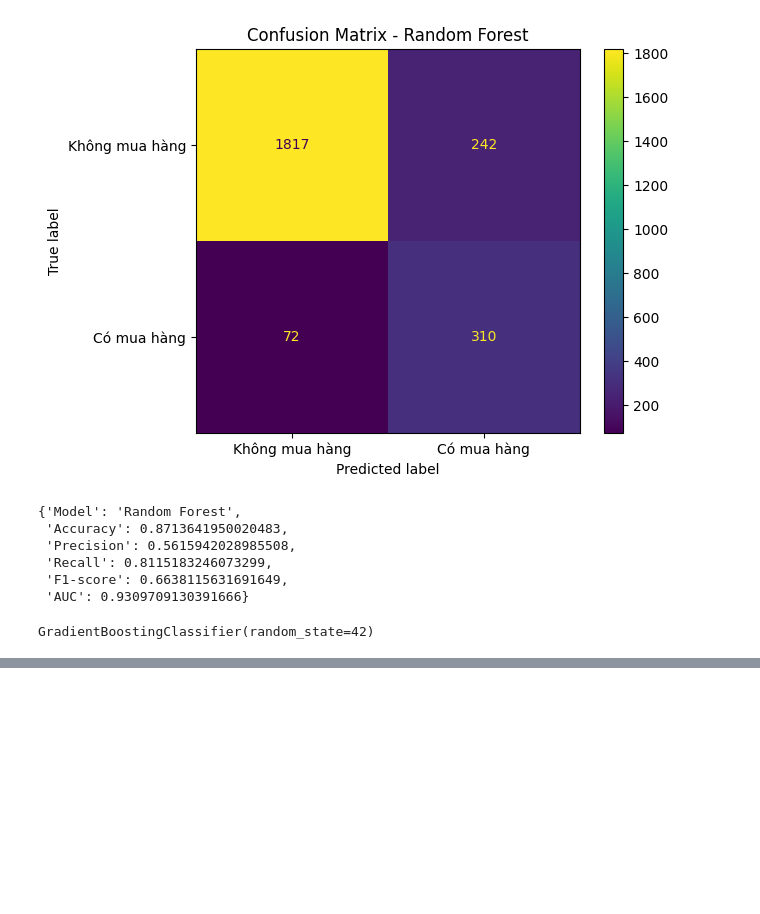
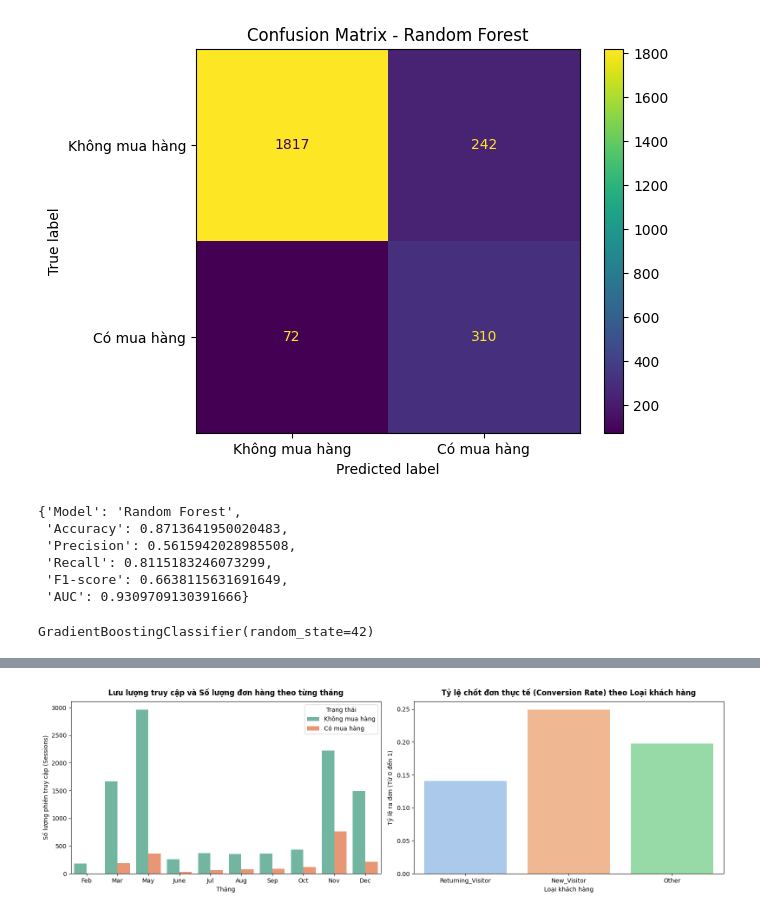
Before and after one commit to LoiDoancode/Dataset, a Jupyter notebook: dataset.ipynb, the cells around one changed output, grey strips where cells are left out. Drawn from its saved outputs; the diff is of its cells as text; code cells hidden in the pictures; blank space fills up the shorter version.

```diff
--- a/dataset.ipynb
+++ b/dataset.ipynb
@@ -838,0 +869,82 @@ GradientBoostingClassifier(random_state=42)
+# %%
+# ==============================================================
+# ĐOẠN CODE EDA: SO SÁNH VÀ TÌM CÁC PHÁT HIỆN QUAN TRỌNG
+# (Áp dụng trực tiếp cho df_clean của nhóm bạn)
+# ==============================================================
+import pandas as pd
+import seaborn as sns
+import matplotlib.pyplot as plt
+
+# Nếu df_clean chưa có sẵn, tạo từ df và thêm cột nhãn Revenue_Label
+if 'df_clean' not in globals():
+	df_clean = df.copy()
+	if 'Revenue_Label' not in df_clean.columns:
+		df_clean['Revenue_Label'] = df_clean['Revenue'].map({False: "Không mua hàng", True: "Có mua hàng"})
+
+# Cấu hình hiển thị số thập phân cho đẹp
+pd.set_option('display.float_format', lambda x: '%.2f' % x)
+
+print("====== BẮT ĐẦU PHÂN TÍCH SO SÁNH DỮ LIỆU ======\n")
+
+# 1. So sánh tỷ lệ biến mục tiêu (Mất cân bằng dữ liệu)
+print("1. TỶ LỆ PHÂN BỐ GIỮA CÓ MUA HÀNG VÀ KHÔNG MUA HÀNG:")
+print(df_clean['Revenue_Label'].value_counts())
+print("\nTỷ lệ phần trăm (%):")
+print(df_clean['Revenue_Label'].value_counts(normalize=True) * 100)
+print("-" * 60)
+
+# 2. So sánh Khách cũ vs Khách mới (VisitorType)
+print("2. SO SÁNH HÀNH VI THEO LOẠI KHÁCH HÀNG (VISITORTYPE):")
+visitor_compare = pd.crosstab(df_clean['VisitorType'], df_clean['Revenue_Label'])
+visitor_pct = pd.crosstab(df_clean['VisitorType'], df_clean['Revenue_Label'], normalize='index') * 100
+print("\n[Số lượng phiên truy cập thực tế]:")
+print(visitor_compare)
+print("\n[Tỷ lệ % chốt đơn của từng nhóm khách]:")
+print(visitor_pct)
+print("-" * 60)
+
+# 3. So sánh doanh số theo các Tháng trong năm (Month)
+print("3. SO SÁNH DOANH SỐ VÀ LƯỢNG TRUY CẬP THEO THÁNG:")
+month_compare = pd.crosstab(df_clean['Month'], df_clean['Revenue_Label'])
+month_compare['Tổng số phiên'] = month_compare['Có mua hàng'] + month_compare['Không mua hàng']
+month_compare['Tỷ lệ mua hàng (%)'] = (month_compare['Có mua hàng'] / month_compare['Tổng số phiên']) * 100
+# Sắp xếp tháng có nhiều đơn hàng nhất lên đầu
+print(month_compare.sort_values(by='Có mua hàng', ascending=False))
+print("-" * 60)
+
+# 4. So sánh Chỉ số PageValues giữa nhóm mua và không mua
+print("4. SO SÁNH CHỈ SỐ PAGEVALUES TRUNG BÌNH GIỮA 2 NHÓM:")
+print(df_clean.groupby('Revenue_Label')['PageValues'].describe()[['count', 'mean', 'max']])
+print("-" * 60)
+
+
+# ==============================================================
+# TRỰC QUAN HÓA BẰNG BIỂU ĐỒ (Dùng để đưa vào Slide 1 & Câu 5)
+# ==============================================================
+plt.figure(figsize=(16, 5))
+
+# Biểu đồ 1: Số lượng phiên và lượng chốt đơn theo Tháng
+plt.subplot(1, 2, 1)
+# Sắp xếp thứ tự các tháng theo dòng thời gian thực tế của dữ liệu
+month_order = ['Feb', 'Mar', 'May', 'June', 'Jul', 'Aug', 'Sep', 'Oct', 'Nov', 'Dec']
+sns.countplot(data=df_clean, x='Month', hue='Revenue_Label', order=month_order, palette='Set2')
+plt.title('Lưu lượng truy cập và Số lượng đơn hàng theo từng tháng', fontsize=12, fontweight='bold', pad=10)
+plt.xlabel('Tháng', fontsize=10)
+plt.ylabel('Số lượng phiên truy cập (Sessions)', fontsize=10)
+plt.legend(title='Trạng thái')
+
+# Biểu đồ 2: Tỷ lệ chốt đơn theo Loại khách hàng
+plt.subplot(1, 2, 2)
+# Tạo một cột tạm thời dạng số (0 và 1) để sns.barplot tính toán tỷ lệ % tự động
+df_clean['Revenue_Numeric'] = df_clean['Revenue'].astype(int)
+sns.barplot(data=df_clean, x='VisitorType', y='Revenue_Numeric', errorbar=None, palette='pastel')
+plt.title('Tỷ lệ chốt đơn thực tế (Conversion Rate) theo Loại khách hàng', fontsize=12, fontweight='bold', pad=10)
+plt.xlabel('Loại khách hàng', fontsize=10)
+plt.ylabel('Tỷ lệ ra đơn (Từ 0 đến 1)', fontsize=10)
+
+plt.tight_layout()
+plt.show()
+
+# Xóa cột tạm sau khi vẽ xong để tránh ảnh hưởng mô hình phía sau
+df_clean.drop(columns=['Revenue_Numeric'], inplace=True, errors='ignore')
+# %% [output]
@@ -838,0 +968 @@ GradientBoostingClassifier(random_state=42)
+[figure, added]
```
Also changed, not shown: parts of 28 cells of this notebook, 9 other files.
